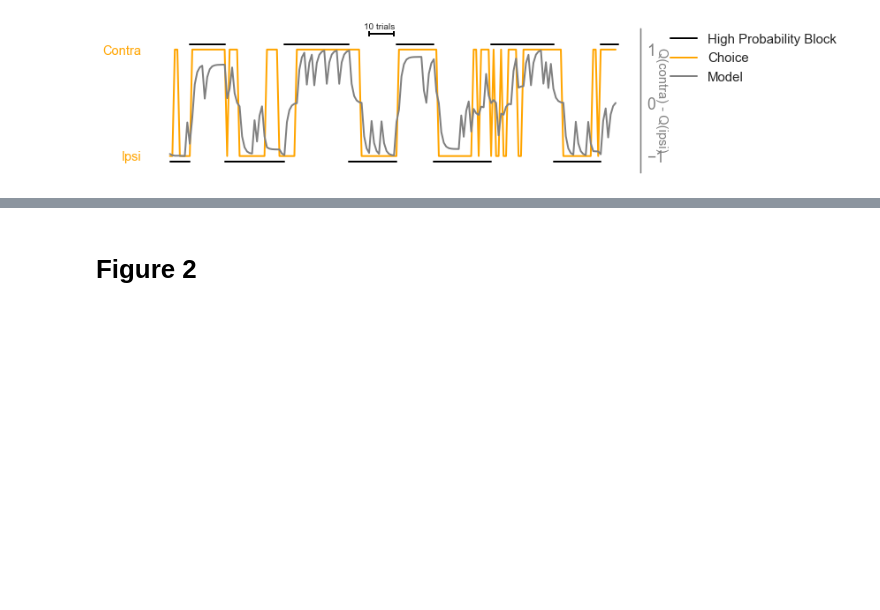
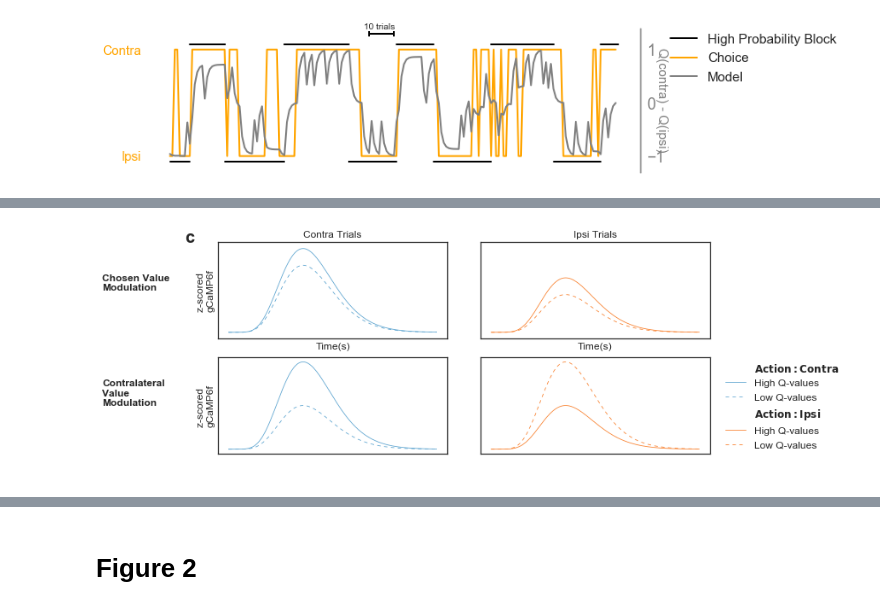
Before and after one commit to rachelstephlee/qlearning, a Jupyter notebook: Paper_V2.ipynb, the cells around one changed output, grey strips where cells are left out. Cells and saved outputs as stored; diff of their text form; code cells hidden in the pictures; blank space fills up the shorter version.

```diff
--- a/Paper_V2.ipynb
+++ b/Paper_V2.ipynb
@@ -160,0 +284,96 @@ lgd = plt.legend(handles = [l1, l2, l3], bbox_to_anchor=(1.05, 1), loc=2, border
+# %%
+
+sz = 12
+figure = plt.figure(figsize=(12,12))
+subfigs = np.array(['a', 'b','c'])
+gs = gridspec.GridSpec(5, 3, width_ratios = [0.2, 1, 1])
+
+
+def set_figure(ax):
+    ax.set_yticks([])
+    ax.set_xticks([])
+
+
+
+# colors
+
+c_col = sns.color_palette(sns.color_palette('Blues', 10))[5]
+i_col = sns.color_palette(sns.color_palette('Oranges', 10))[5]
+
+
+# basic plot
+
+meanlag = 6
+stddev = 2
+
+a = (meanlag/stddev) ** 2
+b = meanlag/(stddev ** 2)
+
+x = np.arange(0, 15, 0.1)
+y = gamma(np.arange(0, 15, 0.1), a, b)
+
+
+
+# THEORY PLOTS
+ax = plt.subplot(gs[3, 0])
+
+
+ax.text(-0.8, 0.5, 'Contralateral\nValue\nModulation', weight = 'bold', size = sz)
+ax.axis('off')
+
+ax = plt.subplot(gs[2, 0])
+
+ax.text(-0.8, 0.5, 'Chosen Value\nModulation', weight = 'bold', size = sz)
+ax.axis('off')
+ax.annotate(subfigs[2], xy = (1, 1), xytext = (1, 1), fontsize=20,
+                    weight='semibold')
+
+# contra theory
+ax = plt.subplot(gs[3, 1])
+# ax.plot(x, y * 0.9, linewidth = 2, color = 'dimgrey')
+
+ax.plot(x, y, linewidth = 0.8, color  = c_col)
+ax.plot(x, y * 0.5, linewidth = 0.8, linestyle = '--', color  = c_col, dashes=(5, 5))
+set_figure(ax)
+ax.set_ylabel('z-scored \ngCaMP6f', size = sz)
+
+
+ax = plt.subplot(gs[3, 2])
+
+# l1, = ax.plot(x, y * 0.6, linewidth = 2, color = 'dimgrey', label = 'Average')
+
+l2 = ax.fill_between([], [], [], color = 'w', label=r'$\mathbf{Action:Contra}$')
+l3, = ax.plot([], color = c_col, label = 'High Q-values', lw = 0.8)
+l4, = ax.plot([], color = c_col, linestyle = '--', label = 'Low Q-values', lw = 0.8, dashes=(5, 5))
+
+l5 = ax.fill_between([], [], [], color = 'w', label = r"$\mathbf{Action:Ipsi}$")
+l6, = ax.plot(x, y, linewidth = 0.8, label = 'Low Q-values ', color  = i_col, ls = '--', dashes=(5, 5))
+l7, = ax.plot(x, y* 0.5, linewidth = 0.8, label = 'High Q-values', color = i_col)
+
+set_figure(ax)
+
+lgd = plt.legend(handles = [l2, l3, l4, l5, l7, l6], bbox_to_anchor=(1.05, 1), loc=2, borderaxespad=0., fontsize = sz)
+# ax = plt.subplot(gs[0, 2])
+ax = plt.subplot(gs[2, 1])
+# ax.plot(x, y * 1.8, linewidth = 2, color = 'dimgrey')
+
+ax.plot(x, y * 1.6, linewidth = 0.8, color  = c_col, linestyle = '--', dashes=(5, 5))
+ax.plot(x, y * 2, linewidth = 0.8, color  = c_col)
+ax.set_ylim([-0.03, 0.45])
+set_figure(ax)
+ax.set_ylabel('z-scored \ngCaMP6f', size = sz)
+ax.set_title('Contra Trials', size = sz)
+ax.set_xlabel('Time(s)', size = sz)
+
+ax = plt.subplot(gs[2, 2])
+# ax.plot(x, y * 1.1, linewidth = 2, color = 'dimgrey')
+
+ax.plot(x, y *1.3, linewidth = 0.8, color = i_col)
+ax.plot(x, y * 0.9, linewidth = 0.8, color = i_col, linestyle = '--', dashes=(5, 5))
+ax.set_ylim([-0.03, 0.45])
+set_figure(ax)
+ax.set_title('Ipsi Trials', size = sz)
+
+
+ax.set_xlabel('Time(s)', size = sz)
+# %% [output]
@@ -161,3 +381,4 @@ lgd = plt.legend(handles = [l1, l2, l3], bbox_to_anchor=(1.05, 1), loc=2, border
+[figure, added]
 # %%
 sz = 15
 
```
Also changed, not shown: parts of 6 cells of this notebook, 1 other file.
